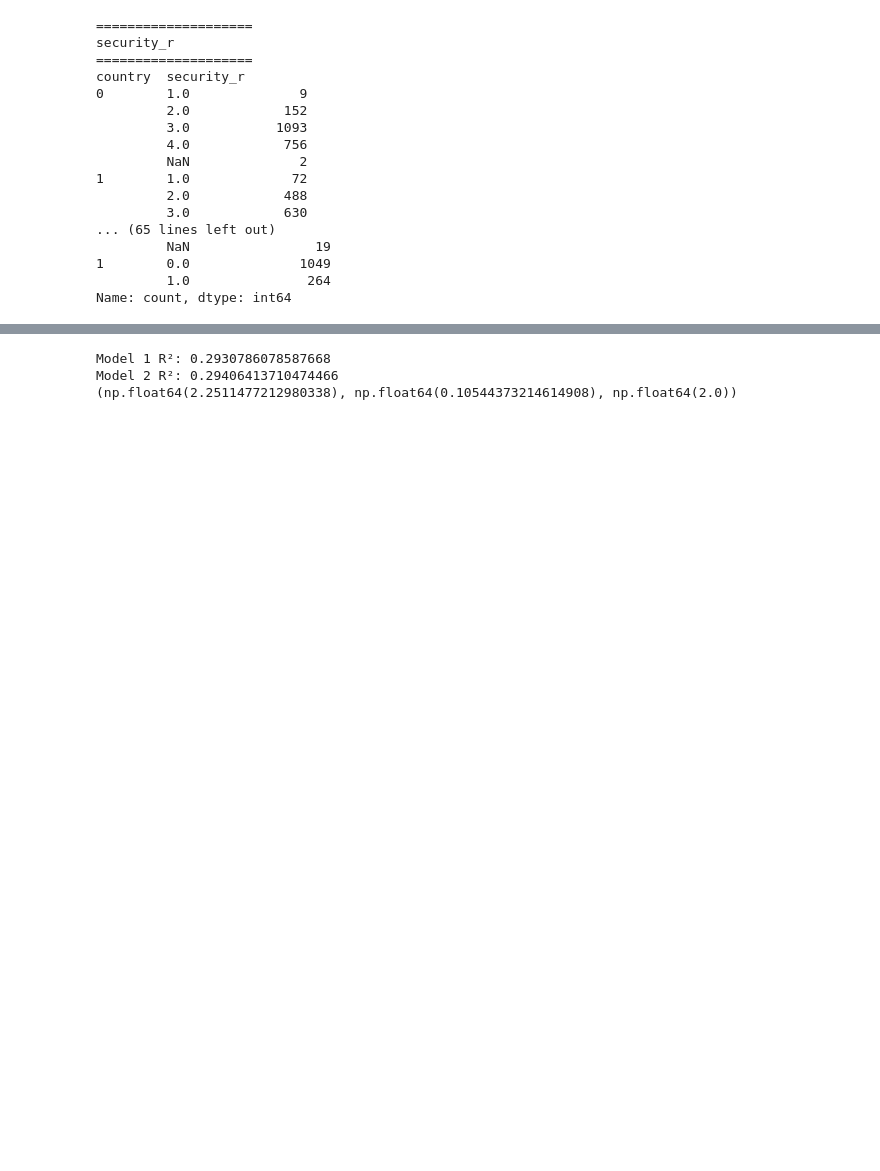
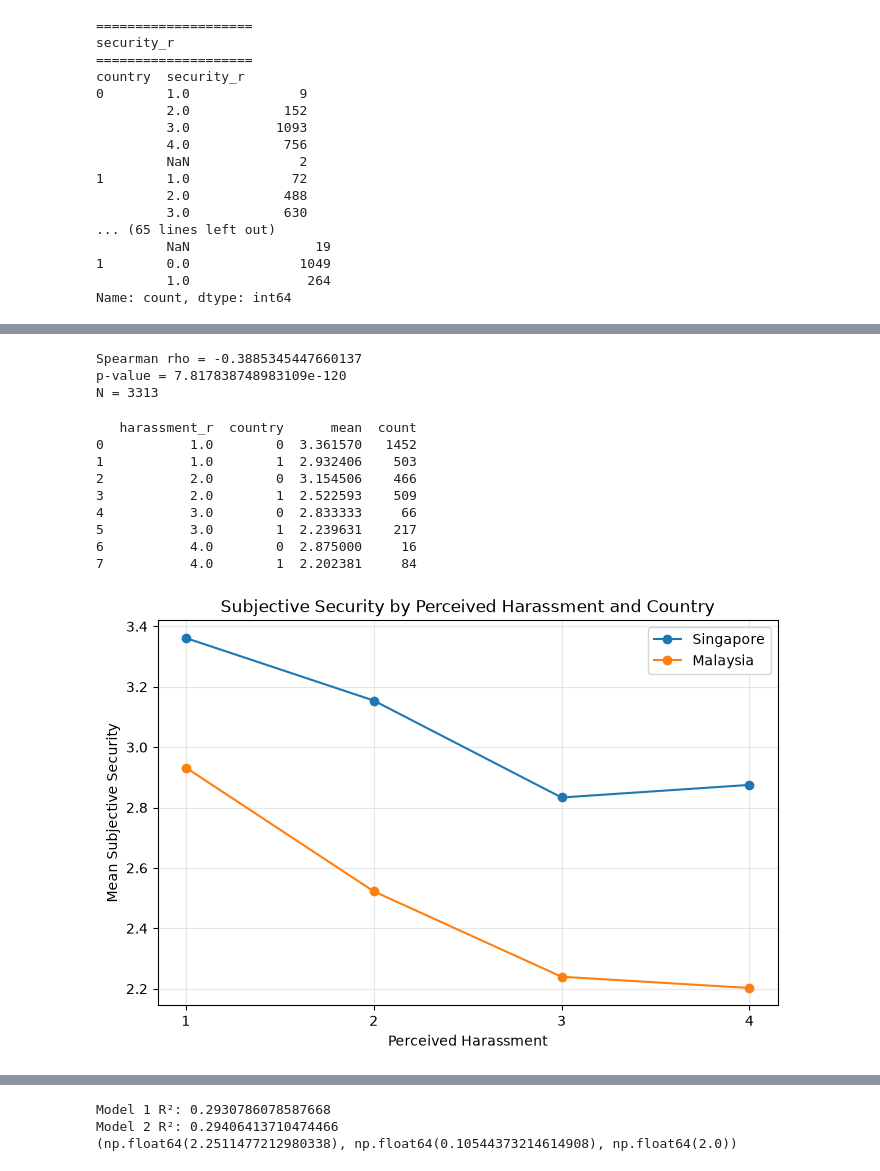
Before and after one commit to Zhao-Yihan123/HS4002_Team-Husky, a Jupyter notebook: code/pooled_analysis_sg_my.ipynb, the cells around one changed output, grey strips where cells are left out. Saved outputs shown, nothing was run; the diff lists cells and outputs as text; code cells hidden in the pictures; blank space fills up the shorter version.

Commit message:
Update pooled analysis and visualization

```diff
--- a/code/pooled_analysis_sg_my.ipynb
+++ b/code/pooled_analysis_sg_my.ipynb
@@ -130,3 +193,59 @@ Name: count, dtype: int64
+# %%
+from scipy.stats import spearmanr
+
+tmp = pooled[["security_r", "harassment_r"]].dropna()
+
+rho, p = spearmanr(tmp["security_r"], tmp["harassment_r"])
+
+print("Spearman rho =", rho)
+print("p-value =", p)
+print("N =", len(tmp))
+# %% [output]
+Spearman rho = -0.3885345447660137
+p-value = 7.817838748983109e-120
+N = 3313
+# %%
+import matplotlib.pyplot as plt
+
+# 1. Mean subjective security by perceived harassment and country
+country_plot = (
+    pooled
+    .groupby(["harassment_r", "country"])["security_r"]
+    .agg(["mean", "count"])
+    .reset_index()
+)
+
+print(country_plot)
+
+plt.figure(figsize=(8, 5))
+
+for country, label in [(0, "Singapore"), (1, "Malaysia")]:
+    temp = country_plot[country_plot["country"] == country]
+    plt.plot(
+        temp["harassment_r"],
+        temp["mean"],
+        marker="o",
+        label=label
+    )
+
+plt.xlabel("Perceived Harassment")
+plt.ylabel("Mean Subjective Security")
+plt.title("Subjective Security by Perceived Harassment and Country")
+plt.xticks([1, 2, 3, 4])
+plt.legend()
+plt.grid(alpha=0.3)
+plt.show()
+# %% [output]
+   harassment_r  country      mean  count
+0           1.0        0  3.361570   1452
+1           1.0        1  2.932406    503
+2           2.0        0  3.154506    466
+3           2.0        1  2.522593    509
+4           3.0        0  2.833333     66
+5           3.0        1  2.239631    217
+6           4.0        0  2.875000     16
+7           4.0        1  2.202381     84
+[figure, added]
 # %%
 import statsmodels.formula.api as smf
 
```
Also changed, not shown: parts of 9 cells of this notebook.
